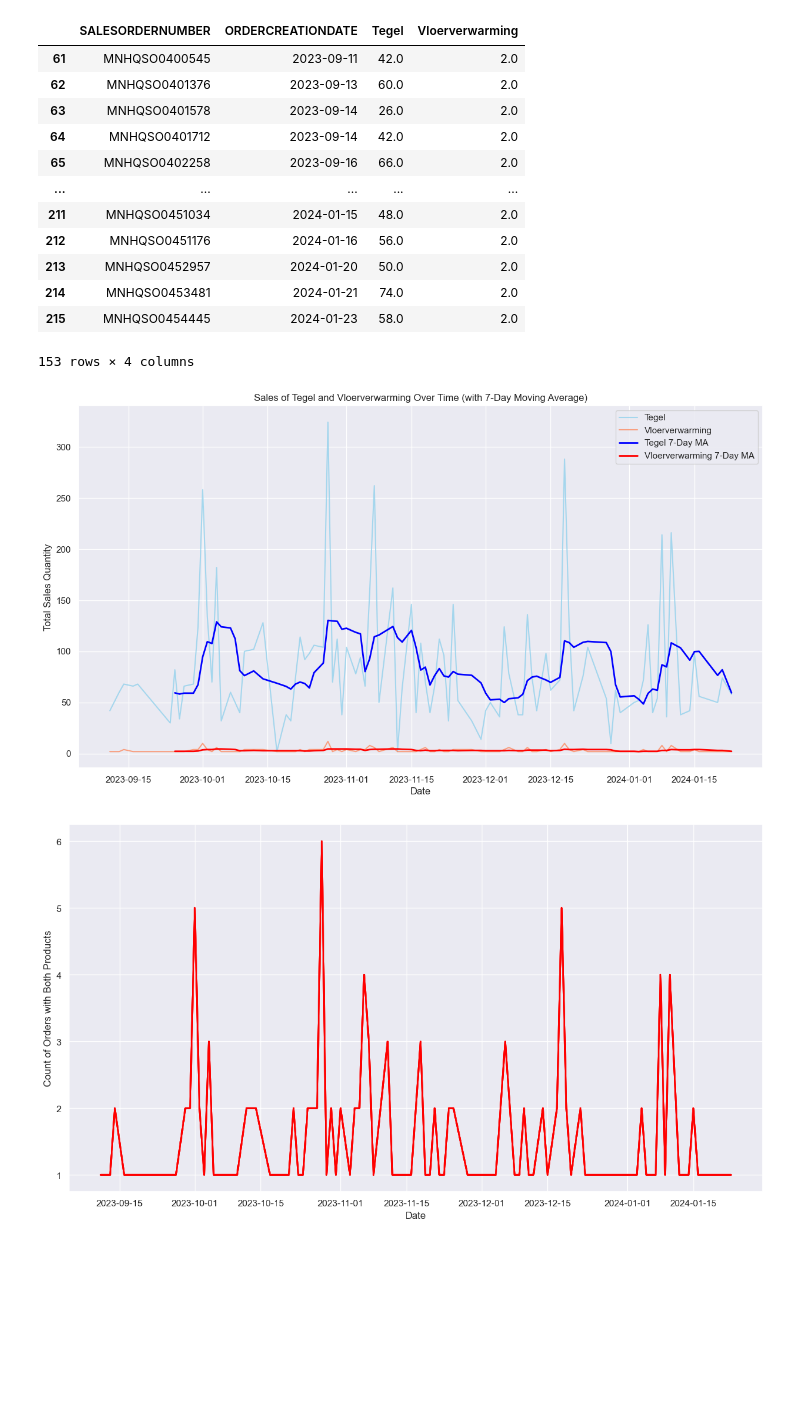
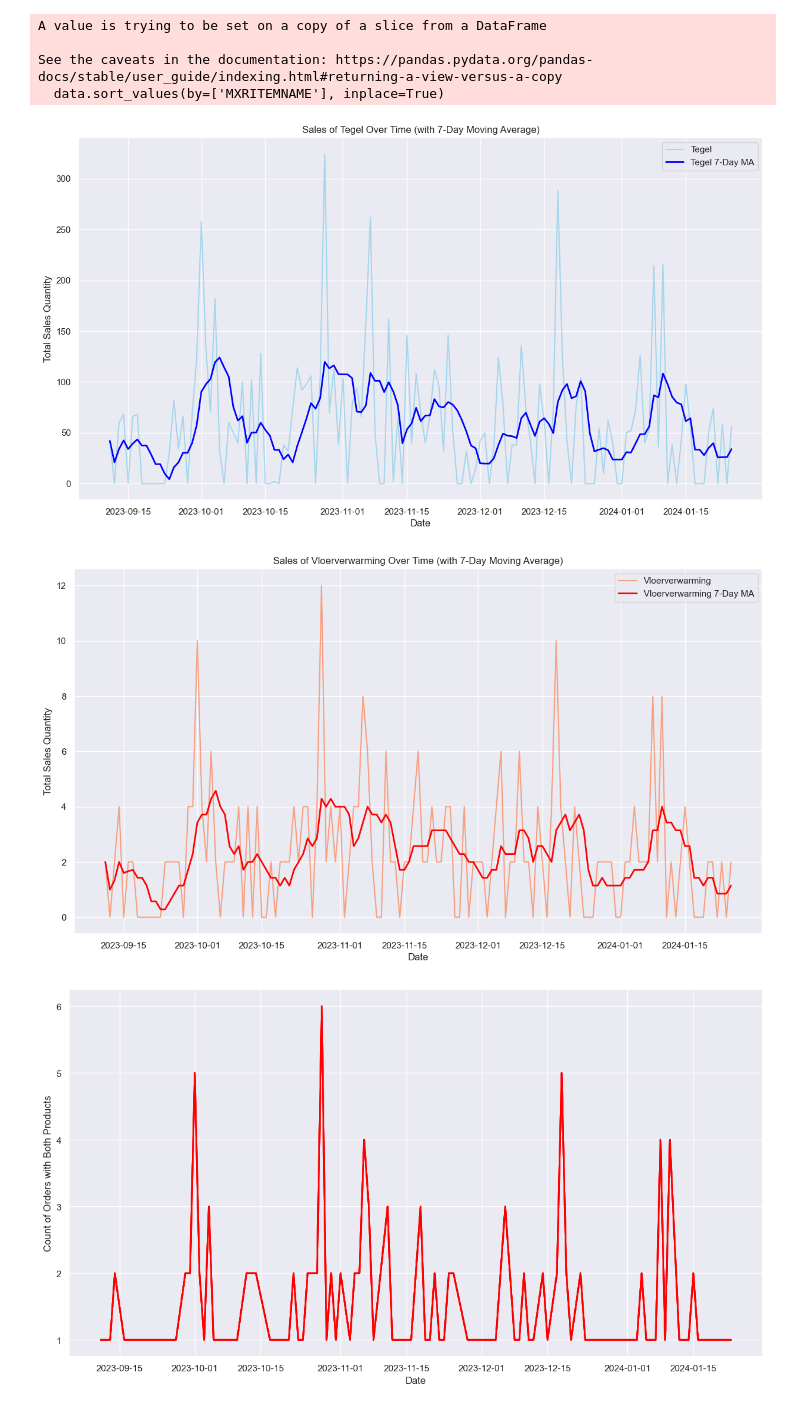
Before and after one commit to BenjaminGraziadei223946/MaxaroProjects, a Jupyter notebook: something/something.ipynb, the cells around one changed output. Cells and saved outputs as stored; diff of their text form; code cells hidden in the pictures; blank space fills up the shorter version.

```diff
--- a/something/something.ipynb
+++ b/something/something.ipynb
@@ -32,15 +32,14 @@ sql = """SELECT
             ORDER BY L.SALESORDERNUMBER;
 
          """
-
-# Get the email data as a Pandas DataFrame
-data = pd.read_sql(sql, engine)
+with engine.connect() as conn:
+    all_data = pd.read_sql(sql, conn)
 
 # Close the database connection
 engine.dispose()
 # %%
-duplicated_order_numbers = data.pivot_table(index=['SALESORDERNUMBER'], aggfunc='size')[lambda x: x >= 2].index
-data = data[data['SALESORDERNUMBER'].isin(duplicated_order_numbers)]
+duplicated_order_numbers = all_data.pivot_table(index=['SALESORDERNUMBER'], aggfunc='size')[lambda x: x >= 2].index
+data = all_data[all_data['SALESORDERNUMBER'].isin(duplicated_order_numbers)]
 data.sort_values(by=['MXRITEMNAME'], inplace=True)
 
 # Initialize the new columns
@@ -56,54 +55,57 @@ for order_number in duplicated_order_numbers:
         ex_data.loc[len(ex_data.index)] = [order_number, order_data['ORDERCREATIONDATE'].iloc[0], order_data['TotalSalesQuantity'].iloc[0], order_data['TotalSalesQuantity'].iloc[1]]
 
 ex_data.drop(ex_data[ex_data['Vloerverwarming'] == 0].index, inplace=True)
+# %% [output]
+A value is trying to be set on a copy of a slice from a DataFrame
+
+See the caveats in the documentation: https://pandas.pydata.org/pandas-docs/stable/user_guide/indexing.html#returning-a-view-versus-a-copy
+  data.sort_values(by=['MXRITEMNAME'], inplace=True)
-# %%
-ex_data
-# %% [output]
-|  | SALESORDERNUMBER | ORDERCREATIONDATE | Tegel | Vloerverwarming |
-| 61 | MNHQSO0400545 | 2023-09-11 | 42.0 | 2.0 |
-| 62 | MNHQSO0401376 | 2023-09-13 | 60.0 | 2.0 |
-| 63 | MNHQSO0401578 | 2023-09-14 | 26.0 | 2.0 |
-| 64 | MNHQSO0401712 | 2023-09-14 | 42.0 | 2.0 |
-| 65 | MNHQSO0402258 | 2023-09-16 | 66.0 | 2.0 |
-| ... | ... | ... | ... | ... |
-| 211 | MNHQSO0451034 | 2024-01-15 | 48.0 | 2.0 |
-| 212 | MNHQSO0451176 | 2024-01-16 | 56.0 | 2.0 |
-| 213 | MNHQSO0452957 | 2024-01-20 | 50.0 | 2.0 |
-| 214 | MNHQSO0453481 | 2024-01-21 | 74.0 | 2.0 |
-| 215 | MNHQSO0454445 | 2024-01-23 | 58.0 | 2.0 |
-153 rows × 4 columns
 # %%
 import matplotlib.pyplot as plt
 import seaborn as sns
 import pandas as pd
 
 # Seaborn settings
 sns.set(style="darkgrid")
 
 # Ensure ORDERCREATIONDATE is a datetime type
 ex_data['ORDERCREATIONDATE'] = pd.to_datetime(ex_data['ORDERCREATIONDATE'])
 
 # Group by ORDERCREATIONDATE and sum the quantities for each product
 grouped_data = ex_data.groupby('ORDERCREATIONDATE').sum()
 
+# Create a complete date range
+date_range = pd.date_range(start=ex_data['ORDERCREATIONDATE'].min(), end=ex_data['ORDERCREATIONDATE'].max())
+
+# Reindex the grouped_data DataFrame with the date range, filling missing values with 0
+grouped_data = grouped_data.reindex(date_range, fill_value=0)
+
 # Calculate 7-day moving average for smoother trend lines
-grouped_data['Tegel_MA'] = grouped_data['Tegel'].rolling(window=7).mean()
-grouped_data['Vloerverwarming_MA'] = grouped_data['Vloerverwarming'].rolling(window=7).mean()
+grouped_data['Tegel_MA'] = grouped_data['Tegel'].rolling(window=7, min_periods=1).mean()
+grouped_data['Vloerverwarming_MA'] = grouped_data['Vloerverwarming'].rolling(window=7, min_periods=1).mean()
 
-# Plotting
+# Plot for Tegel
 plt.figure(figsize=(15, 8))
 plt.plot(grouped_data.index, grouped_data['Tegel'], label='Tegel', color='skyblue', alpha=0.7)
-plt.plot(grouped_data.index, grouped_data['Vloerverwarming'], label='Vloerverwarming', color='coral', alpha=0.7)
 plt.plot(grouped_data.index, grouped_data['Tegel_MA'], label='Tegel 7-Day MA', color='blue', linewidth=2)
-plt.plot(grouped_data.index, grouped_data['Vloerverwarming_MA'], label='Vloerverwarming 7-Day MA', color='red', linewidth=2)
-
-plt.title('Sales of Tegel and Vloerverwarming Over Time (with 7-Day Moving Average)')
+plt.title('Sales of Tegel Over Time (with 7-Day Moving Average)')
 plt.xlabel('Date')
 plt.ylabel('Total Sales Quantity')
 plt.legend()
 plt.show()
+
+# Plot for Vloerverwarming
+plt.figure(figsize=(15, 8))
+plt.plot(grouped_data.index, grouped_data['Vloerverwarming'], label='Vloerverwarming', color='coral', alpha=0.7)
+plt.plot(grouped_data.index, grouped_data['Vloerverwarming_MA'], label='Vloerverwarming 7-Day MA', color='red', linewidth=2)
+plt.title('Sales of Vloerverwarming Over Time (with 7-Day Moving Average)')
+plt.xlabel('Date')
+plt.ylabel('Total Sales Quantity')
+plt.legend()
+plt.show()
 # %% [output]
-[figure, old version]
+[figure, new version]
+[figure, added]
 # %%
 import matplotlib.pyplot as plt
 import seaborn as sns
```
Also changed, not shown: parts of 5 cells of this notebook, 1 other file.
